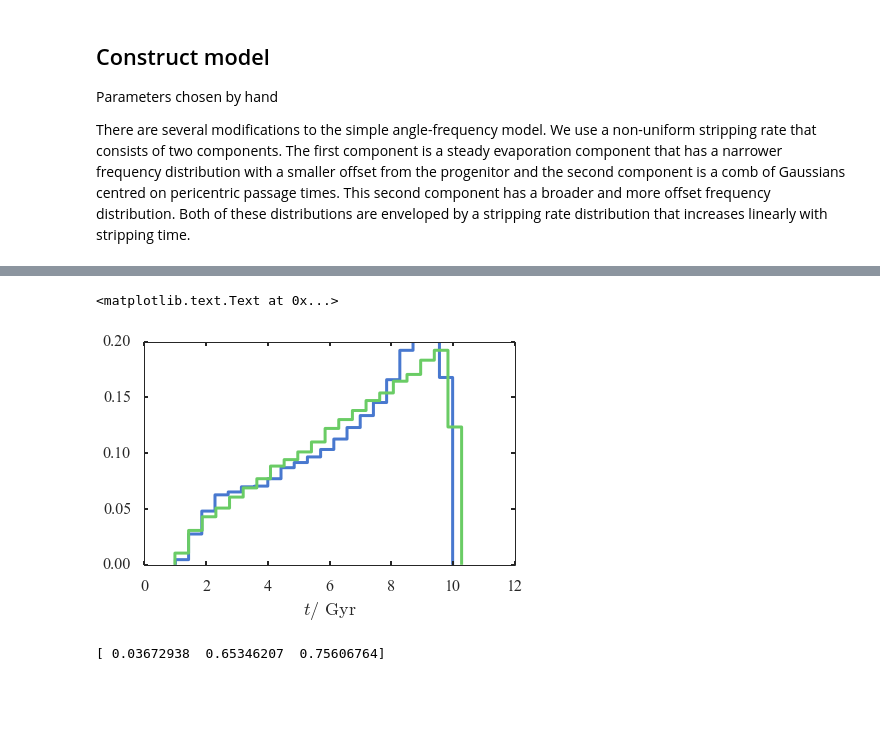
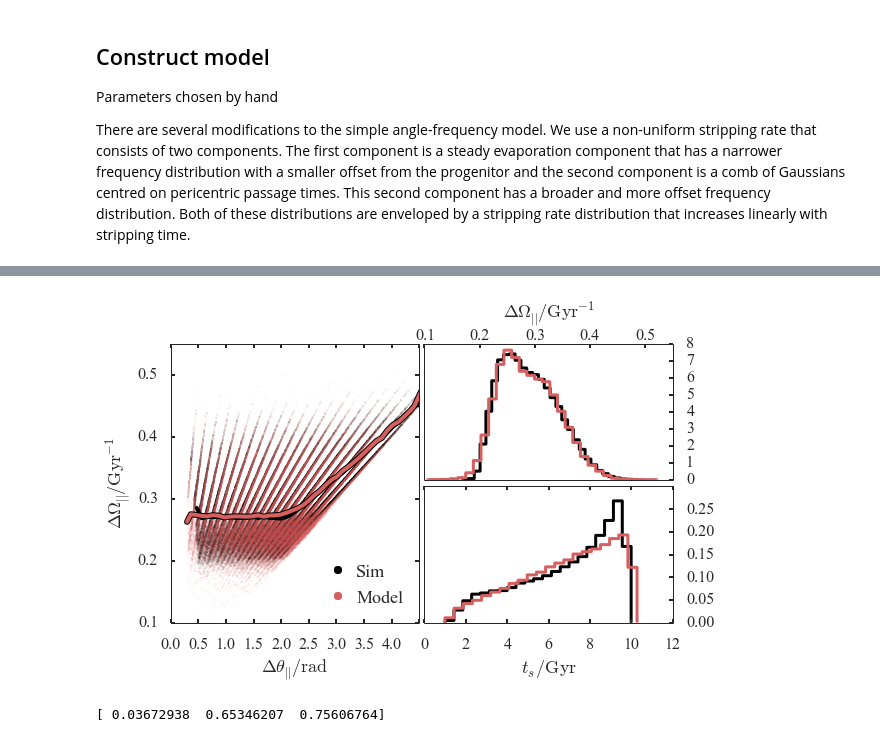
Before and after one commit to jobovy/streamgap-aa, a Jupyter notebook: py/Unperturbed stream model.ipynb, the cells around one changed output, grey strips where cells are left out. Cells and saved outputs as stored; diff of their text form; code cells hidden in the pictures; blank space fills up the shorter version.

Commit message:
Included unperturbed stream properties plot

```diff
--- a/py/Unperturbed stream model.ipynb
+++ b/py/Unperturbed stream model.ipynb
@@ -499,10 +499,46 @@ plt.xlabel(labels['dangpar'])
-# %%
-c = plt.hist(merged_peri['Dangpar']/merged_peri['DOmpar'],bins=21,normed=True,histtype='step',lw=3)
-c = plt.hist(results['Thpar']/results['Ompar'],bins=21,normed=True,histtype='step',lw=3)
-plt.xlabel(r'$t/\,\mathrm{Gyr}$')
-# %% [output]
-<matplotlib.text.Text at 0x...>
-[figure, removed]
+# %%
+# f,a=plt.subplots(1,2,figsize=(9.,4.))
+f = plt.figure(figsize=(9.,5.))
+plt.subplots_adjust(wspace=0.02,hspace=0.05)
+a=[plt.subplot2grid((2,2),(0,0),colspan=1,rowspan=2)]
+a[0].plot(merged_peri['Dangpar'],merged_peri['DOmpar'],'.',ms=1,color='k',label='Sim')
+a[0].plot(results['Thpar'],results['Ompar'],'.',ms=1,color=sns.color_palette()[2],label='Model')
+a[0].plot(merged_peri.groupby(np.digitize(merged_peri['Dangpar'],np.linspace(0.,5.)))['Dangpar'].mean()[1:],merged_peri.groupby(np.digitize(merged_peri['Dangpar'],np.linspace(0.,5.)))['DOmpar'].mean()[1:],lw=4,color='k')
+a[0].plot(results.groupby(np.digitize(results['Thpar'],np.linspace(0.,5.)))['Thpar'].mean(),results.groupby(np.digitize(results['Thpar'],np.linspace(0.,5.)))['Ompar'].mean(),lw=6,color='k')
+a[0].plot(results.groupby(np.digitize(results['Thpar'],np.linspace(0.,5.)))['Thpar'].mean(),results.groupby(np.digitize(results['Thpar'],np.linspace(0.,5.)))['Ompar'].mean(),lw=4,color=sns.color_palette()[2])
+a[0].set_ylabel(labels['dOmparG'])
+a[0].set_xlabel(labels['dangpar'])
+a[0].set_xlim(0.,4.5)
+
+lgnd=a[0].legend(loc=0,handlelength=.5)
+lgnd.legendHandles[0]._legmarker.set_markersize(16)
+lgnd.legendHandles[1]._legmarker.set_markersize(16)
+
+xticks = a[0].xaxis.get_major_ticks()
+xticks[-1].label1.set_visible(False)
+
+a=[plt.subplot2grid((2,2),(i,1),colspan=1,rowspan=1) for i in range(2)]
+
+NN,b,p = a[0].hist(merged_peri['DOmpar'],bins=30,normed=True,histtype='step',lw=3,color='k')
+ax = a[0].hist(results['Ompar'],bins=30,normed=True,histtype='step',lw=3,color=sns.color_palette()[2])
+
+c = a[1].hist(merged_peri['Dangpar']/merged_peri['DOmpar'],bins=21,normed=True,histtype='step',lw=3,color='k')
+c = a[1].hist(results['Thpar']/results['Ompar'],bins=21,normed=True,histtype='step',lw=3,color=sns.color_palette()[2])
+a[1].set_xlabel(r'$t_s/\mathrm{Gyr}$')
+a[1].set_ylim(0.,0.3)
+a[0].set_xlabel(labels['dOmparG'])
+a[0].xaxis.tick_top()
+a[0].yaxis.tick_right()
+a[0].xaxis.set_label_position('top')
+a[1].yaxis.tick_right()
+a[0].tick_params(axis='x', which='major', pad=0)
+a[0].xaxis.labelpad=10.
+
+yticks = a[1].get_yticklabels()
+yticks[-1].set_visible(False)
+plt.savefig(plots_folder+'new_unperturbed_model.png',bbox_inches='tight')
+# %% [output]
+[figure, added]
 # %%
 from scipy.interpolate import UnivariateSpline
 f,a = plt.subplots(1,2,figsize=(10,4))
```
Also changed, not shown: parts of 9 cells of this notebook, 3 other files.
